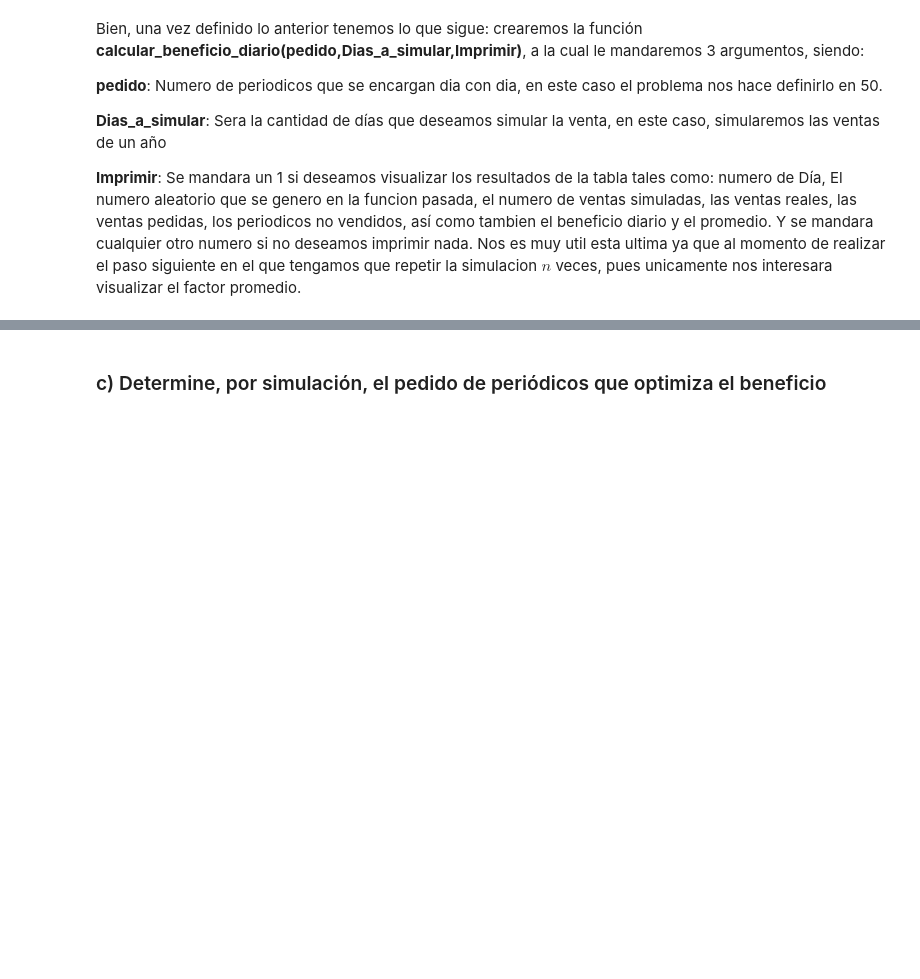
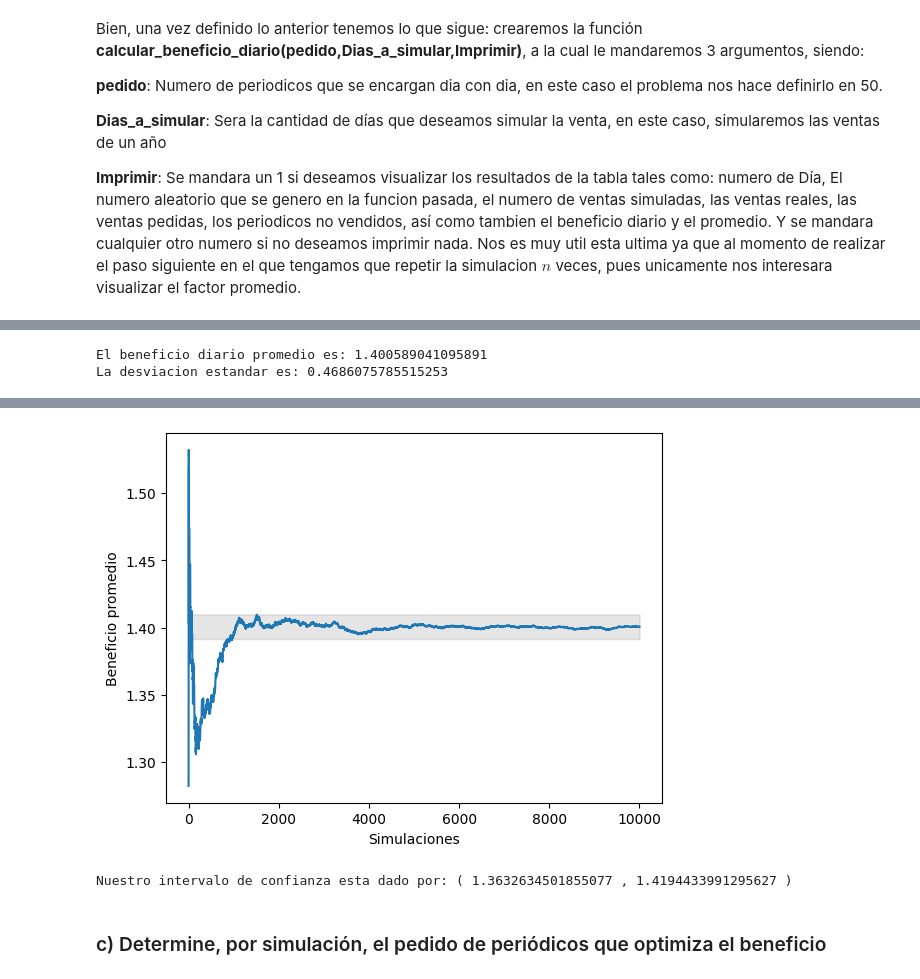
Before and after one commit to NIETOCAMBRON7/Simulacion-2, a Jupyter notebook: Exmen/Ejercicio2_Exámen.ipynb, the cells around one changed output, grey strips where cells are left out. Drawn from its saved outputs; the diff is of its cells as text; code cells hidden in the pictures; blank space fills up the shorter version.

```diff
--- a/Exmen/Ejercicio2_Exámen.ipynb
+++ b/Exmen/Ejercicio2_Exámen.ipynb
@@ -174,0 +223,25 @@ $B = 1.398890 \times 365 = 510.59$ $€$
+# %%
+import matplotlib.pyplot as plt
+import numpy as np
+
+n=10000
+resultados, medias_acumuladas = Repetir_experimento(n)
+# Calculamos la media de los resultados y la imprimimos en pantalla
+media = sum(resultados) / len(resultados)
+print("El beneficio diario promedio es:", media)
+
+desviacion_estandar = np.std(resultados)
+print("La desviacion estandar es:",desviacion_estandar)
+
+limite_inferior = media - 1.96 * (desviacion_estandar / np.sqrt(len(resultados)))
+limite_superior = media + 1.96 * (desviacion_estandar / np.sqrt(len(resultados)))
+
+
+plt.plot(range(1, n+1), medias_acumuladas)
+plt.fill_between(range(1, n+1), limite_inferior, limite_superior, color='gray', alpha=.2)
+plt.xlabel('Simulaciones')
+plt.ylabel('Beneficio promedio')
+plt
+# %% [output]
+El beneficio diario promedio es: 1.400589041095891
+La desviacion estandar es: 0.4686075785515253
@@ -175,3 +249,8 @@ $B = 1.398890 \times 365 = 510.59$ $€$
+[figure, added]
+# %%
+print("Nuestro intervalo de confianza esta dado por: (",limite_inferior,",",limite_superior,")")
+# %% [output]
+Nuestro intervalo de confianza esta dado por: ( 1.3632634501855077 , 1.4194433991295627 )
 # %% [markdown]
 ### c) Determine, por simulación, el pedido de periódicos que optimiza el beneficio
 # %% [markdown]
```
Also changed, not shown: parts of 17 cells of this notebook.
